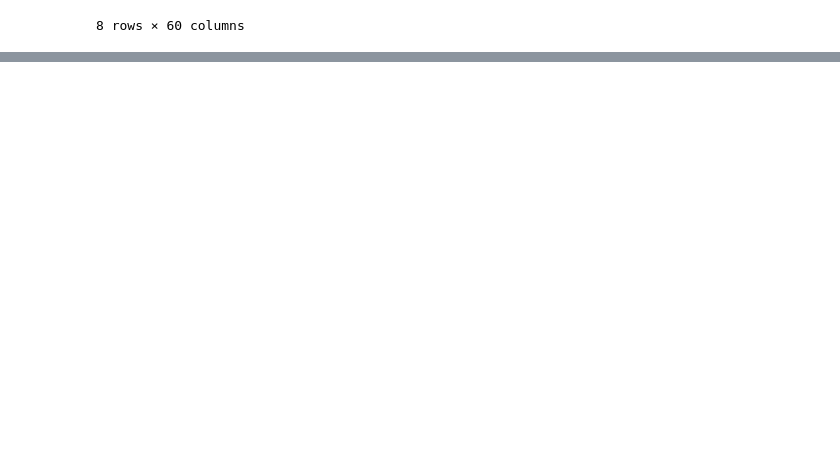
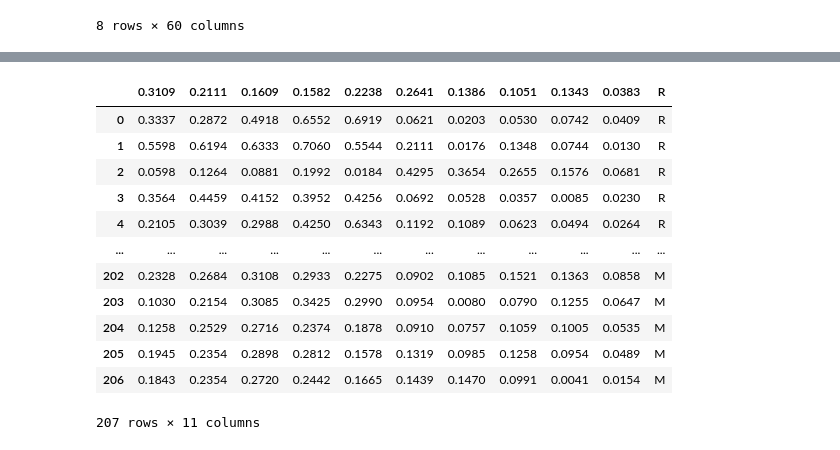
Before and after one commit to pancho-tas/Daily-tasks, a Jupyter notebook: Sonar data pred/Sonar example.ipynb, the cells around one changed output, grey strips where cells are left out. Saved outputs shown, nothing was run; the diff lists cells and outputs as text; code cells hidden in the pictures; blank space fills up the shorter version.

```diff
--- a/Sonar data pred/Sonar example.ipynb
+++ b/Sonar data pred/Sonar example.ipynb
@@ -17,0 +73,25 @@ db.describe()
+# %%
+# Get columns with correlation >= 0.3 (absolute value)
+high_corr_cols = target_correlations[abs(target_correlations) >= 0.3].index.tolist()
+
+# Add the target column 'R' to the list of columns to keep
+high_corr_cols.append('R')
+
+# Create new dataframe with only high correlation columns
+db_filtered = db[high_corr_cols]
+# %%
+db_filtered
+# %% [output]
+|  | 0.3109 | 0.2111 | 0.1609 | 0.1582 | 0.2238 | 0.2641 | 0.1386 | 0.1051 | 0.1343 | 0.0383 | R |
+| 0 | 0.3337 | 0.2872 | 0.4918 | 0.6552 | 0.6919 | 0.0621 | 0.0203 | 0.0530 | 0.0742 | 0.0409 | R |
+| 1 | 0.5598 | 0.6194 | 0.6333 | 0.7060 | 0.5544 | 0.2111 | 0.0176 | 0.1348 | 0.0744 | 0.0130 | R |
+| 2 | 0.0598 | 0.1264 | 0.0881 | 0.1992 | 0.0184 | 0.4295 | 0.3654 | 0.2655 | 0.1576 | 0.0681 | R |
+| 3 | 0.3564 | 0.4459 | 0.4152 | 0.3952 | 0.4256 | 0.0692 | 0.0528 | 0.0357 | 0.0085 | 0.0230 | R |
+| 4 | 0.2105 | 0.3039 | 0.2988 | 0.4250 | 0.6343 | 0.1192 | 0.1089 | 0.0623 | 0.0494 | 0.0264 | R |
+| ... | ... | ... | ... | ... | ... | ... | ... | ... | ... | ... | ... |
+| 202 | 0.2328 | 0.2684 | 0.3108 | 0.2933 | 0.2275 | 0.0902 | 0.1085 | 0.1521 | 0.1363 | 0.0858 | M |
+| 203 | 0.1030 | 0.2154 | 0.3085 | 0.3425 | 0.2990 | 0.0954 | 0.0080 | 0.0790 | 0.1255 | 0.0647 | M |
+| 204 | 0.1258 | 0.2529 | 0.2716 | 0.2374 | 0.1878 | 0.0910 | 0.0757 | 0.1059 | 0.1005 | 0.0535 | M |
+| 205 | 0.1945 | 0.2354 | 0.2898 | 0.2812 | 0.1578 | 0.1319 | 0.0985 | 0.1258 | 0.0954 | 0.0489 | M |
+| 206 | 0.1843 | 0.2354 | 0.2720 | 0.2442 | 0.1665 | 0.1439 | 0.1470 | 0.0991 | 0.0041 | 0.0154 | M |
+207 rows × 11 columns
```
Also changed, not shown: parts of 6 cells of this notebook.
